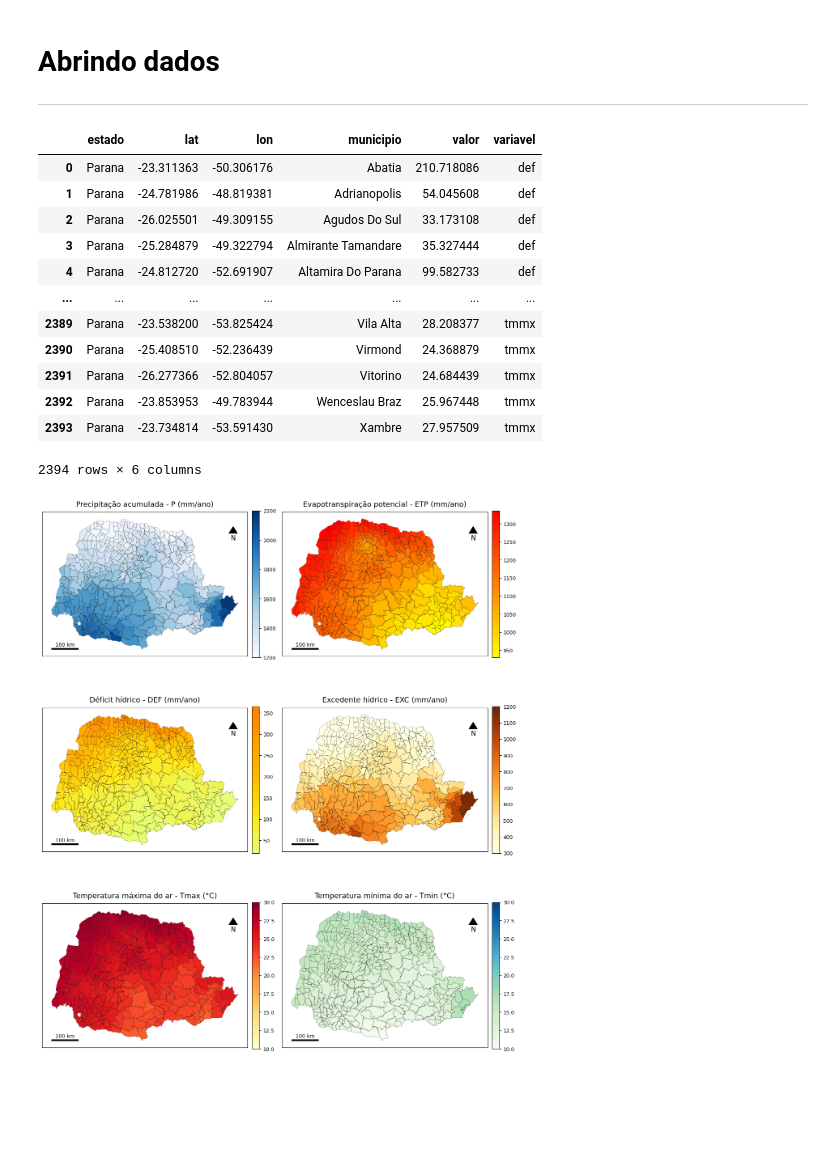
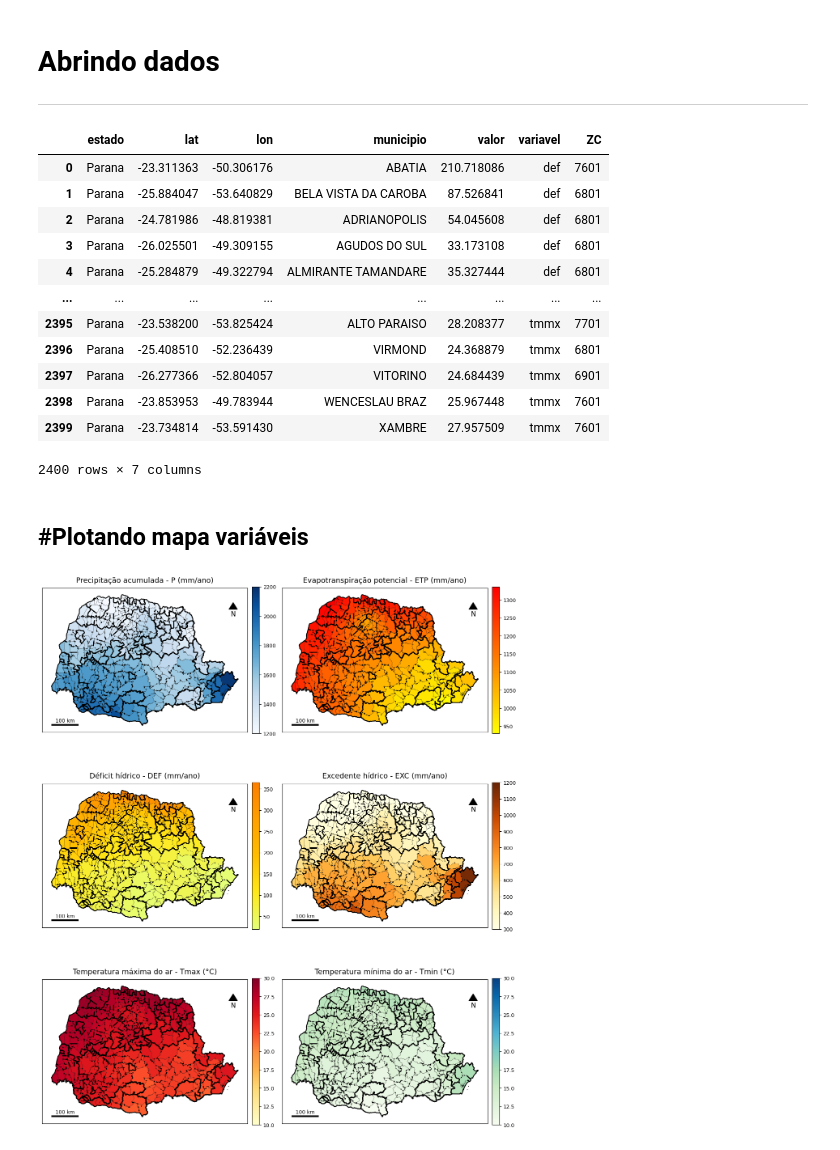
Before and after one commit to fcoliveira-utfpr/climate_parana, a Jupyter notebook: analises_clima_parana.ipynb, the cells around one changed output. Drawn from its saved outputs; the diff is of its cells as text; code cells hidden in the pictures; blank space fills up the shorter version.

```diff
--- a/analises_clima_parana.ipynb
+++ b/analises_clima_parana.ipynb
@@ -17,39 +24,30 @@ from matplotlib.ticker import FuncFormatter
 # Abrindo dados
 ---
 # %%
-url = "https://raw.githubusercontent.com/fcoliveira-utfpr/climate_parana/refs/heads/main/dados_concatenados.csv"
+url = "https://raw.githubusercontent.com/fcoliveira-utfpr/climate_parana/refs/heads/main/dados_concatenados_zc.csv"
 df = pd.read_csv(url, sep = ",")
 df
 # %% [output]
-|  | estado | lat | lon | municipio | valor | variavel |
-| 0 | Parana | -23.311363 | -50.306176 | Abatia | 210.718086 | def |
-| 1 | Parana | -24.781986 | -48.819381 | Adrianopolis | 54.045608 | def |
-| 2 | Parana | -26.025501 | -49.309155 | Agudos Do Sul | 33.173108 | def |
-| 3 | Parana | -25.284879 | -49.322794 | Almirante Tamandare | 35.327444 | def |
-| 4 | Parana | -24.812720 | -52.691907 | Altamira Do Parana | 99.582733 | def |
-| ... | ... | ... | ... | ... | ... | ... |
-| 2389 | Parana | -23.538200 | -53.825424 | Vila Alta | 28.208377 | tmmx |
-| 2390 | Parana | -25.408510 | -52.236439 | Virmond | 24.368879 | tmmx |
-| 2391 | Parana | -26.277366 | -52.804057 | Vitorino | 24.684439 | tmmx |
-| 2392 | Parana | -23.853953 | -49.783944 | Wenceslau Braz | 25.967448 | tmmx |
-| 2393 | Parana | -23.734814 | -53.591430 | Xambre | 27.957509 | tmmx |
+|  | estado | lat | lon | municipio | valor | variavel | ZC |
+| 0 | Parana | -23.311363 | -50.306176 | ABATIA | 210.718086 | def | 7601 |
+| 1 | Parana | -25.884047 | -53.640829 | BELA VISTA DA CAROBA | 87.526841 | def | 6801 |
+| 2 | Parana | -24.781986 | -48.819381 | ADRIANOPOLIS | 54.045608 | def | 6801 |
+| 3 | Parana | -26.025501 | -49.309155 | AGUDOS DO SUL | 33.173108 | def | 6801 |
+| 4 | Parana | -25.284879 | -49.322794 | ALMIRANTE TAMANDARE | 35.327444 | def | 6801 |
+| ... | ... | ... | ... | ... | ... | ... | ... |
+| 2395 | Parana | -23.538200 | -53.825424 | ALTO PARAISO | 28.208377 | tmmx | 7701 |
+| 2396 | Parana | -25.408510 | -52.236439 | VIRMOND | 24.368879 | tmmx | 6801 |
+| 2397 | Parana | -26.277366 | -52.804057 | VITORINO | 24.684439 | tmmx | 6901 |
+| 2398 | Parana | -23.853953 | -49.783944 | WENCESLAU BRAZ | 25.967448 | tmmx | 7601 |
+| 2399 | Parana | -23.734814 | -53.591430 | XAMBRE | 27.957509 | tmmx | 7601 |
-2394 rows × 6 columns
+2400 rows × 7 columns
+# %% [markdown]
+#Plotando mapa variáveis
+---
 # %%
 # =========================================================
-# MULTIPLOT CLIMÁTICO – PARANÁ (BLOCO ÚNICO, SEM DEPENDÊNCIAS EXTRAS)
+# MULTIPLOT CLIMÁTICO – PARANÁ
 # =========================================================
-
-# -------------------------
-# IMPORTS
-# -------------------------
-import math
-import pandas as pd
-import geopandas as gpd
-import matplotlib.pyplot as plt
-import matplotlib.colors as colors
-import matplotlib.cm as cm
-from geobr import read_municipality
-from matplotlib.ticker import FuncFormatter
 
 # -------------------------
 # FUNÇÕES AUXILIARES
@@ -175,31 +173,41 @@ for i, variavel in enumerate(vars_plot):
     sm = cm.ScalarMappable(norm=norm, cmap=plt.get_cmap(spec['cmap']))
     sm.set_array([])
 
     cbar = fig.colorbar(
         sm,
         ax=ax,
         fraction=0.046,
         pad=0.02,
         shrink=0.72,
         format=fmt_factory(spec['fmt'])
 
     )
     cbar.ax.tick_params(labelsize=9)
 
     add_scalebar(ax, length_km=100)
     add_north_arrow(ax)
 
     ax.set_title(f"{spec['title']} ({spec['unit']})", fontsize=13, pad=10)
     ax.set_xticks([])
     ax.set_yticks([])
 
+    # Dissolver municípios por zona
+    zones = gdf_pr.dissolve(by='ZC')
+
+    # Plotar bordas das zonas por cima
+    zones.boundary.plot(
+        ax=ax,
+        linewidth=1.5,
+        edgecolor='black'
+    )
+
 # -------------------------
 # REMOVER EIXOS VAZIOS
 # -------------------------
 for j in range(i + 1, len(axes)):
     axes[j].axis('off')
 
 plt.tight_layout()
 plt.show()
 # %% [output]
-[figure, old version]
+[figure, new version]
```
Also changed, not shown: parts of 1 cell of this notebook.
